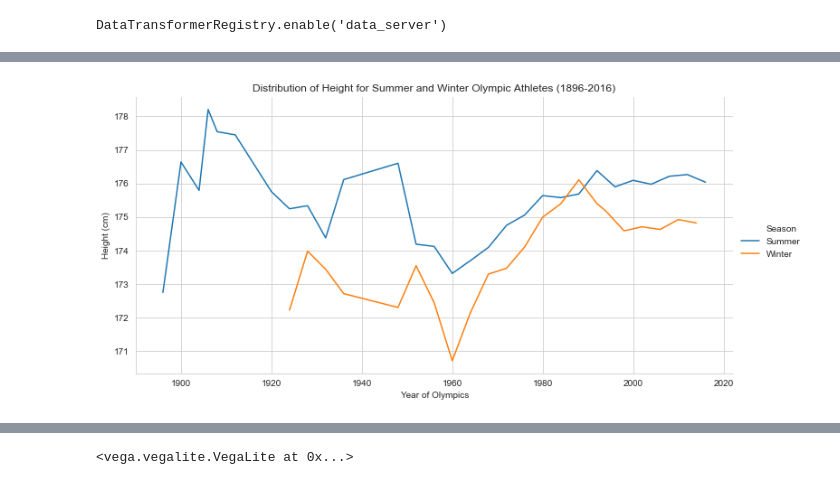
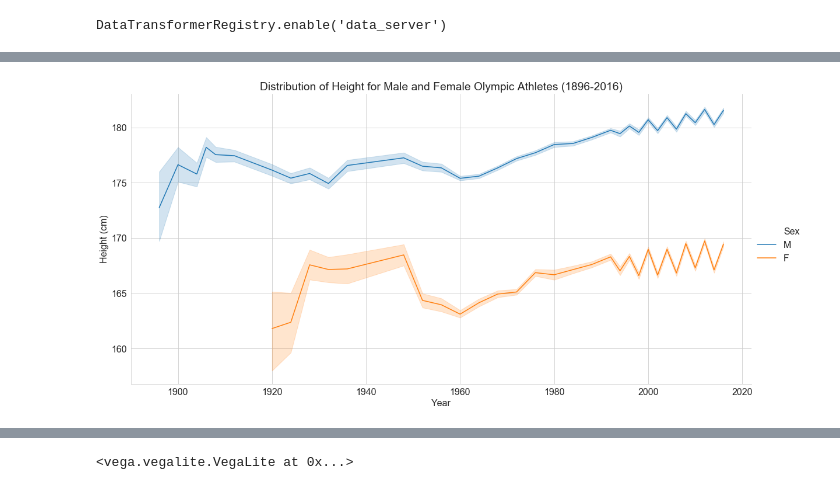
Before and after one commit to sarthakbatragatech/OlympicViz, a Jupyter notebook: 2. Height.ipynb, the cells around one changed output, grey strips where cells are left out. Saved outputs shown, nothing was run; the diff lists cells and outputs as text; code cells hidden in the pictures.

Commit message:
Generated multiple line charts for height

```diff
--- a/2. Height.ipynb
+++ b/2. Height.ipynb
@@ -16,3 +16,16 @@ df = pd.read_csv('data/master.csv')
 # %%
 summer_df = df[df['Season'] == 'Summer']
 winter_df = df[df['Season'] == 'Winter']
+# %%
+# Height distribution for Olympic Athletes: A seasonal perspective
+# fig, ax = plt.subplots(figsize=(11.7, 8.27))
+
+sns.set_style("whitegrid")
+g = sns.relplot(x="Year", y="Height", kind="line", ci=None, hue='Season', data=df, height = 8, aspect = 2)
+
+plt.rcParams.update({'font.size': 16})
+plt.title('Trends in height for Summer and Winter Olympic Athletes (1896-2016)', y=1.1)
+plt.xlabel('Year')
+plt.ylabel('Height (cm)')
+plt.savefig('plots/height_season_line.png')
+# plt.close(g.fig)
@@ -19,10 +34,16 @@ winter_df = df[df['Season'] == 'Winter']
 # %%
-# Height distribution for Olympic Athletes
+# Height distribution for Olympic Athletes: A gender perspective
+
 sns.set_style("whitegrid")
-g = sns.relplot(x="Year", y="Height", kind="line", ci=None, hue='Season', data=df, aspect = 2)
-g = g.set_axis_labels('Year of Olympics', 'Height (cm)')
-plt.title('Distribution of Height for Summer and Winter Olympic Athletes (1896-2016)', y=1.2)
-plt.savefig('plots/height_line.png')
+g = sns.relplot(x="Year", y="Height", kind="line", hue='Sex', data=df, height = 8, aspect=2)
+# g._legend.texts[0].set_text("Gender")
+# g._legend.texts[1].set_text("Male")
+# g._legend.texts[2].set_text("Female")
+
+plt.title('Distribution of Height for Male and Female Olympic Athletes (1896-2016)', y=1.1)
+plt.xlabel('Year')
+plt.ylabel('Height (cm)')
+plt.savefig('plots/height_gender_line.png')
 plt.show(g)
 # %% [output]
-[figure, old version]
+[figure, new version]
```
Also changed, not shown: parts of 6 cells of this notebook, 6 other files.
